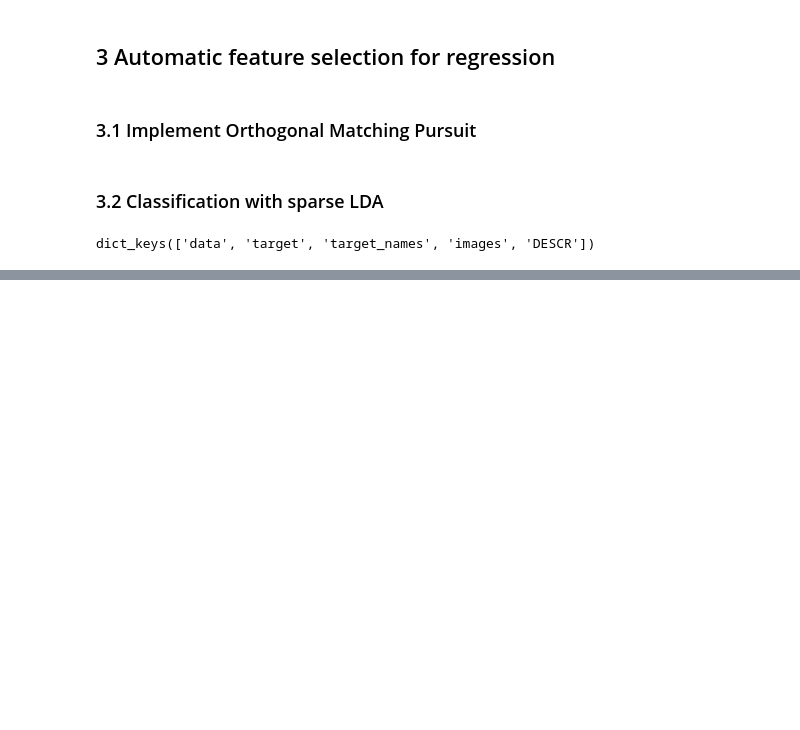
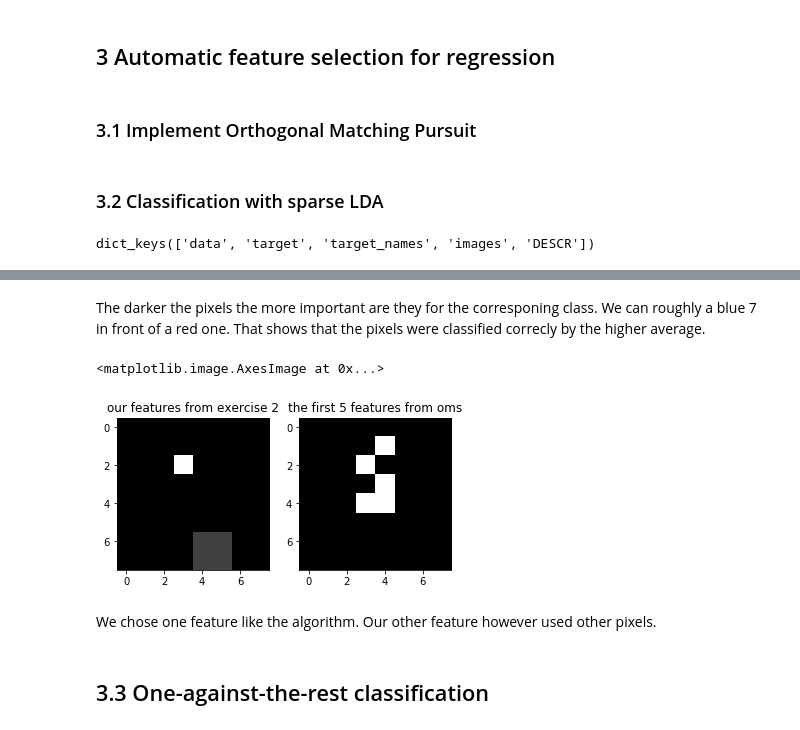
Before and after one commit to ml4cdeca/FundamentalsOfMachineLearning, a Jupyter notebook: exercise6/regularized-regression.ipynb, the cells around one changed output, grey strips where cells are left out. Drawn from its saved outputs; the diff is of its cells as text; code cells hidden in the pictures; blank space fills up the shorter version.

```diff
--- a/exercise6/regularized-regression.ipynb
+++ b/exercise6/regularized-regression.ipynb
@@ -259,0 +268,22 @@ plt.colorbar()
+# %% [markdown]
+The darker the pixels the more important are they for the corresponing class. We can roughly a blue 7 in front of a red one. That shows that the pixels were classified correcly by the higher average.
+# %%
+plt.subplot('121')
+plt.title('our features from exercise 2')
+f=np.zeros((8,8))
+f[2,3]=1
+f[7,4]=f[7,5]=f[6,4]=f[6,5]=.25
+plt.imshow(f)
+plt.subplot('122')
+plt.title('the first 5 features from oms')
+g=np.zeros(64)
+g[featureList[:5]]=1
+g=g.reshape((8,8))
+plt.imshow(g)
+# %% [output]
+<matplotlib.image.AxesImage at 0x...>
+[figure, added]
+# %% [markdown]
+We chose one feature like the algorithm. Our other feature however used other pixels.
+# %% [markdown]
+## 3.3 One-against-the-rest classification
```
Also changed, not shown: parts of 18 cells of this notebook.
